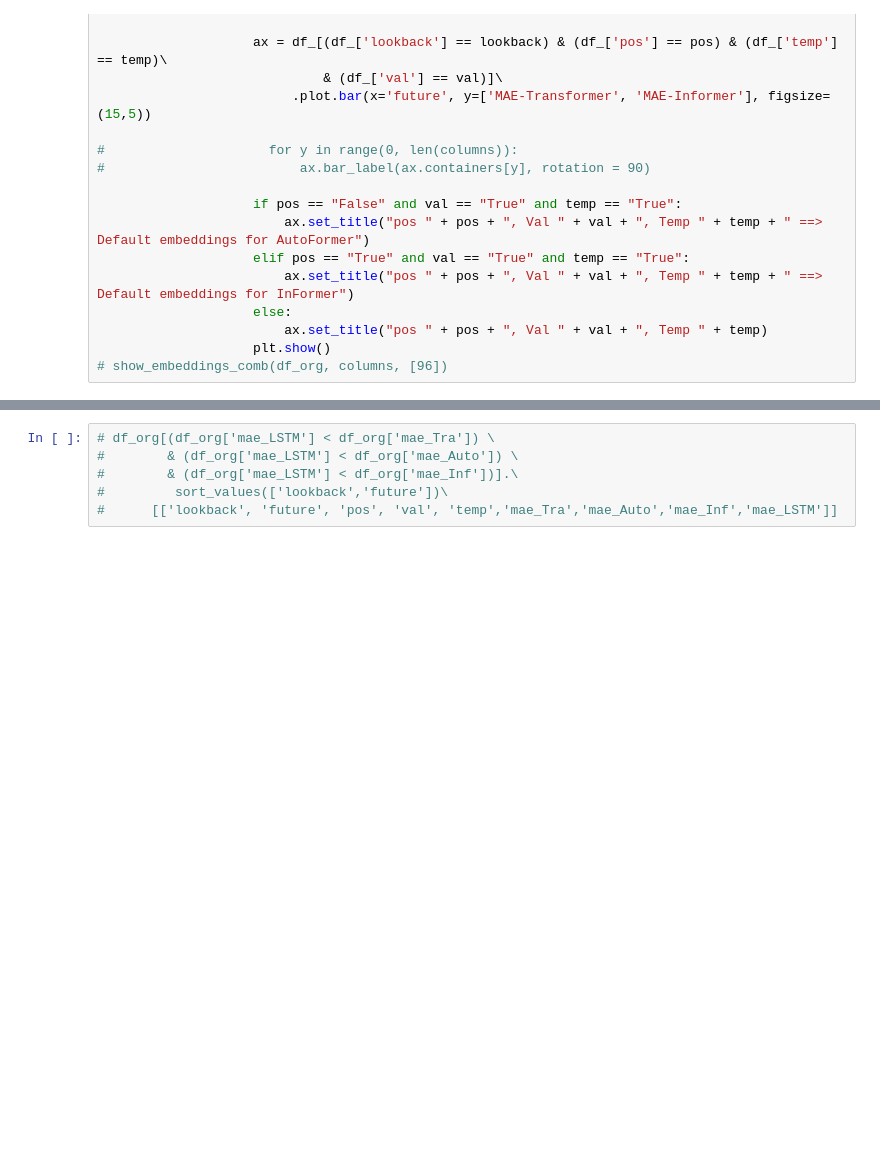
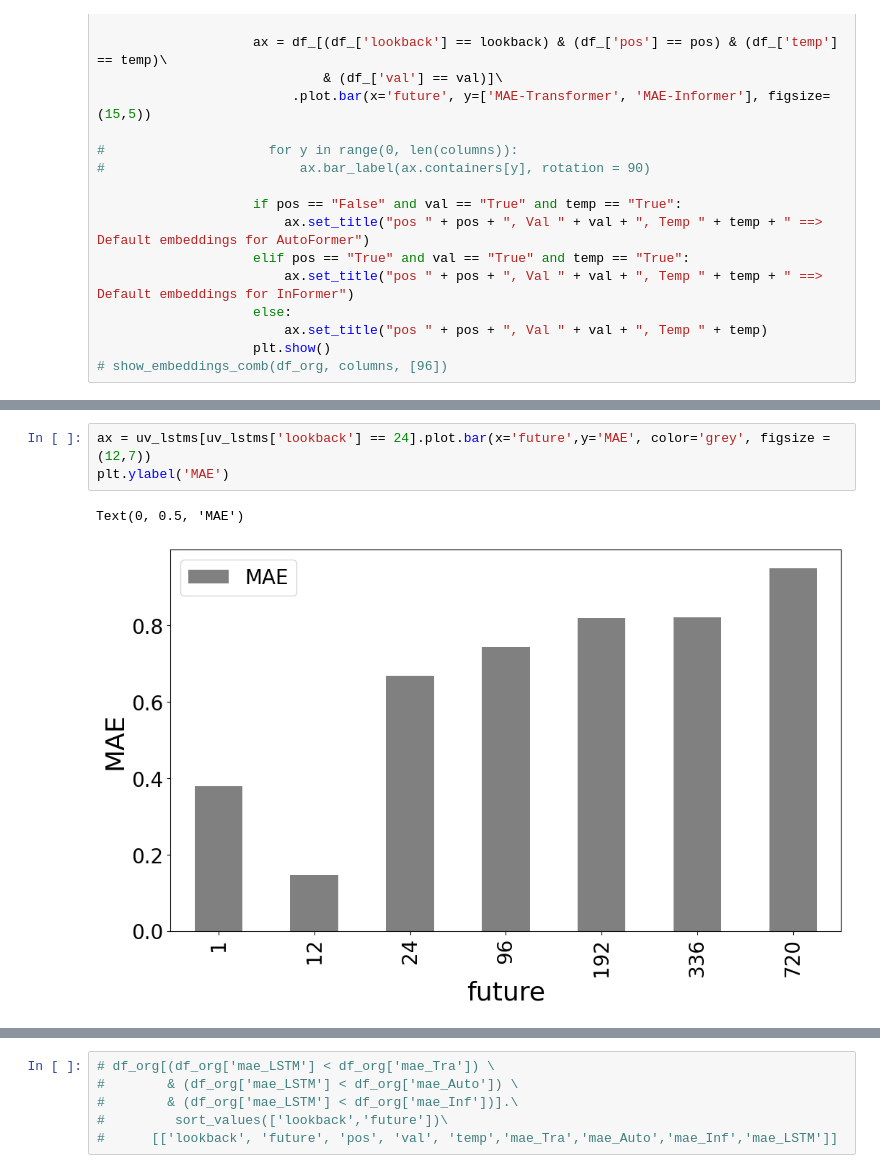
Before and after one commit to Vaiyani/mvaiyani-thesis, a Jupyter notebook: Results/Parser.ipynb, the cells around one changed output, grey strips where cells are left out. Drawn from its saved outputs; the diff is of its cells as text; blank space fills up the shorter version.

```diff
--- a/Results/Parser.ipynb
+++ b/Results/Parser.ipynb
@@ -470,4 +502,10 @@ def show_embeddings_comb(df_, columns, lookback_list):
                     else:
                         ax.set_title("pos " + pos + ", Val " + val + ", Temp " + temp)
                     plt.show()
+# %%
+ax = uv_lstms[uv_lstms['lookback'] == 24].plot.bar(x='future',y='MAE', color='grey', figsize = (12,7))
+plt.ylabel('MAE')
+# %% [output]
+Text(0, 0.5, 'MAE')
+[figure, added]
 # %%
```
Also changed, not shown: parts of 18 cells of this notebook, 4 other files.
